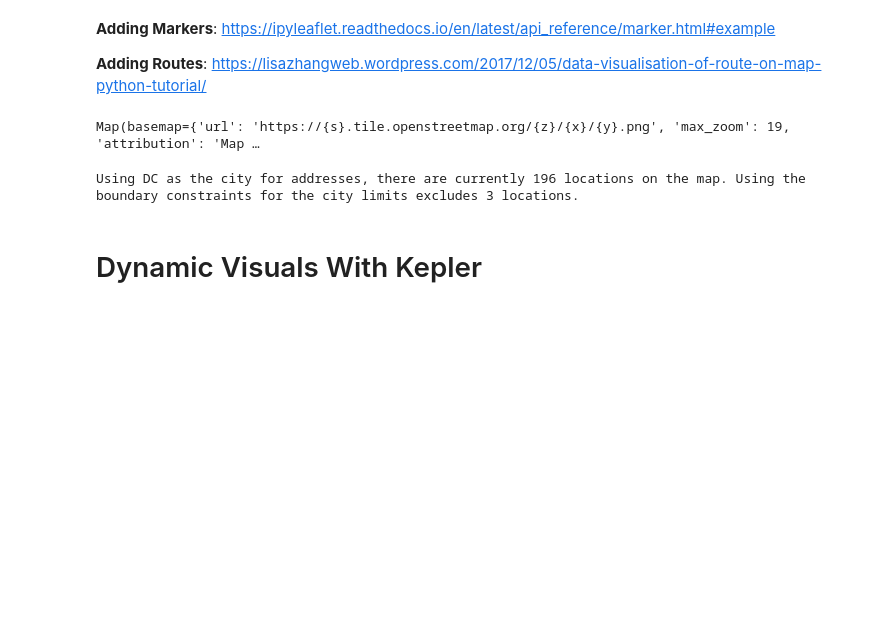
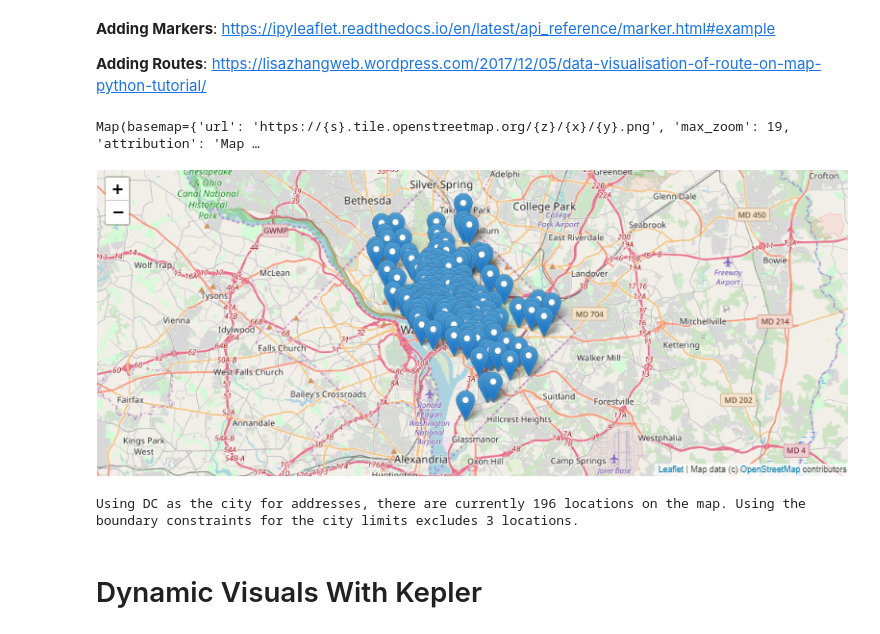
Before and after one commit to mikestef235/Capital-Bikeshare-Analysis, a Jupyter notebook: BikeShare Geocoding.ipynb, the cells around one changed output. Cells and saved outputs as stored; diff of their text form; code cells hidden in the pictures; blank space fills up the shorter version.

Commit message:
Adding screenshots of ipyleaflet map and Kepler video for viewing on Github

```diff
--- a/BikeShare Geocoding.ipynb
+++ b/BikeShare Geocoding.ipynb
@@ -200,6 +202,12 @@ for index, row in constrained_adds.iterrows():
 m
 # %% [output]
 Map(basemap={'url': 'https://{s}.tile.openstreetmap.org/{z}/{x}/{y}.png', 'max_zoom': 19, 'attribution': 'Map …
+# %%
+#Displaying a local image capture for github viewing
+image1 = Image(filename="ipyleaflet_map(for_github_viewing).PNG", width=1000)
+display(image1)
+# %% [output]
+[figure, added]
 # %%
 print('Using DC as the city for addresses, there are currently {} locations on the map. Using the boundary constraints for the city limits excludes {} locations.'.format(adds.shape[0], (len(adds) - len(constrained_adds))))
 # %% [output]
```
Also changed, not shown: parts of 3 cells of this notebook, 2 other files.
